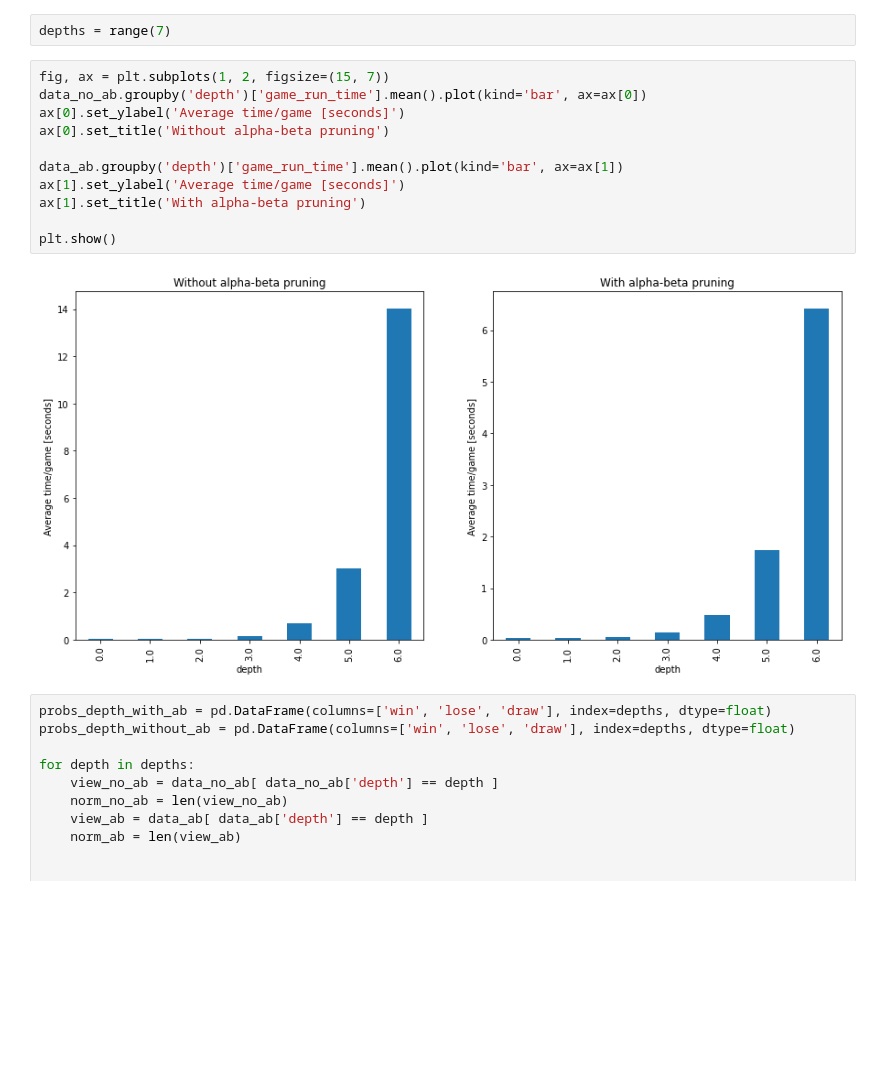
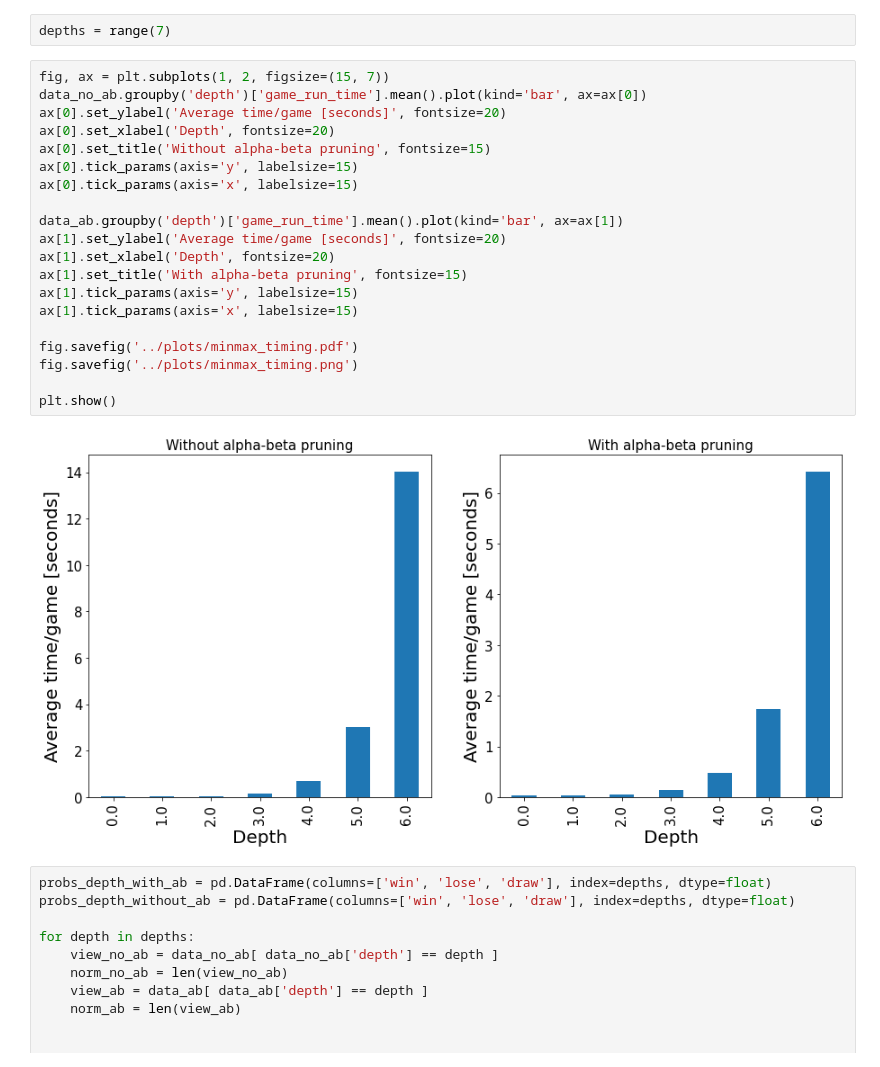
Before and after one commit to sdysch/mancala, a Jupyter notebook: analysis/min_max_depth_study.ipynb, the cells around one changed output. Saved outputs shown, nothing was run; the diff lists cells and outputs as text; blank space fills up the shorter version.

```diff
--- a/analysis/min_max_depth_study.ipynb
+++ b/analysis/min_max_depth_study.ipynb
@@ -21,16 +21,25 @@ depths = range(7)
 # %%
 fig, ax = plt.subplots(1, 2, figsize=(15, 7))
 data_no_ab.groupby('depth')['game_run_time'].mean().plot(kind='bar', ax=ax[0])
-ax[0].set_ylabel('Average time/game [seconds]')
-ax[0].set_title('Without alpha-beta pruning')
+ax[0].set_ylabel('Average time/game [seconds]', fontsize=20)
+ax[0].set_xlabel('Depth', fontsize=20)
+ax[0].set_title('Without alpha-beta pruning', fontsize=15)
+ax[0].tick_params(axis='y', labelsize=15)
+ax[0].tick_params(axis='x', labelsize=15)
 
 data_ab.groupby('depth')['game_run_time'].mean().plot(kind='bar', ax=ax[1])
-ax[1].set_ylabel('Average time/game [seconds]')
-ax[1].set_title('With alpha-beta pruning')
+ax[1].set_ylabel('Average time/game [seconds]', fontsize=20)
+ax[1].set_xlabel('Depth', fontsize=20)
+ax[1].set_title('With alpha-beta pruning', fontsize=15)
+ax[1].tick_params(axis='y', labelsize=15)
+ax[1].tick_params(axis='x', labelsize=15)
+
+fig.savefig('../plots/minmax_timing.pdf')
+fig.savefig('../plots/minmax_timing.png')
 
 plt.show()
 # %% [output]
-[figure, old version]
+[figure, new version]
 # %%
 probs_depth_with_ab = pd.DataFrame(columns=['win', 'lose', 'draw'], index=depths, dtype=float)
 probs_depth_without_ab = pd.DataFrame(columns=['win', 'lose', 'draw'], index=depths, dtype=float)
```
Also changed, not shown: 25 other files.
